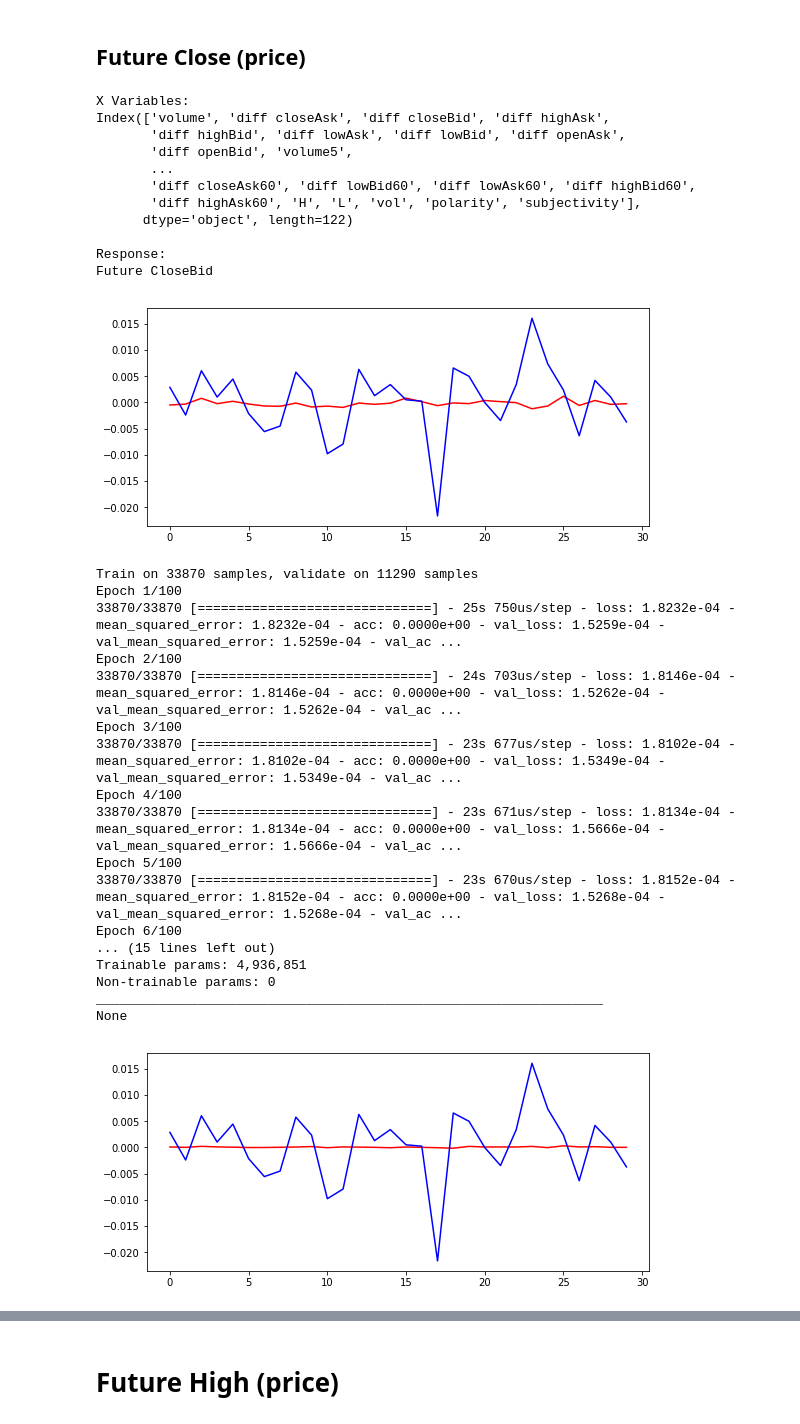
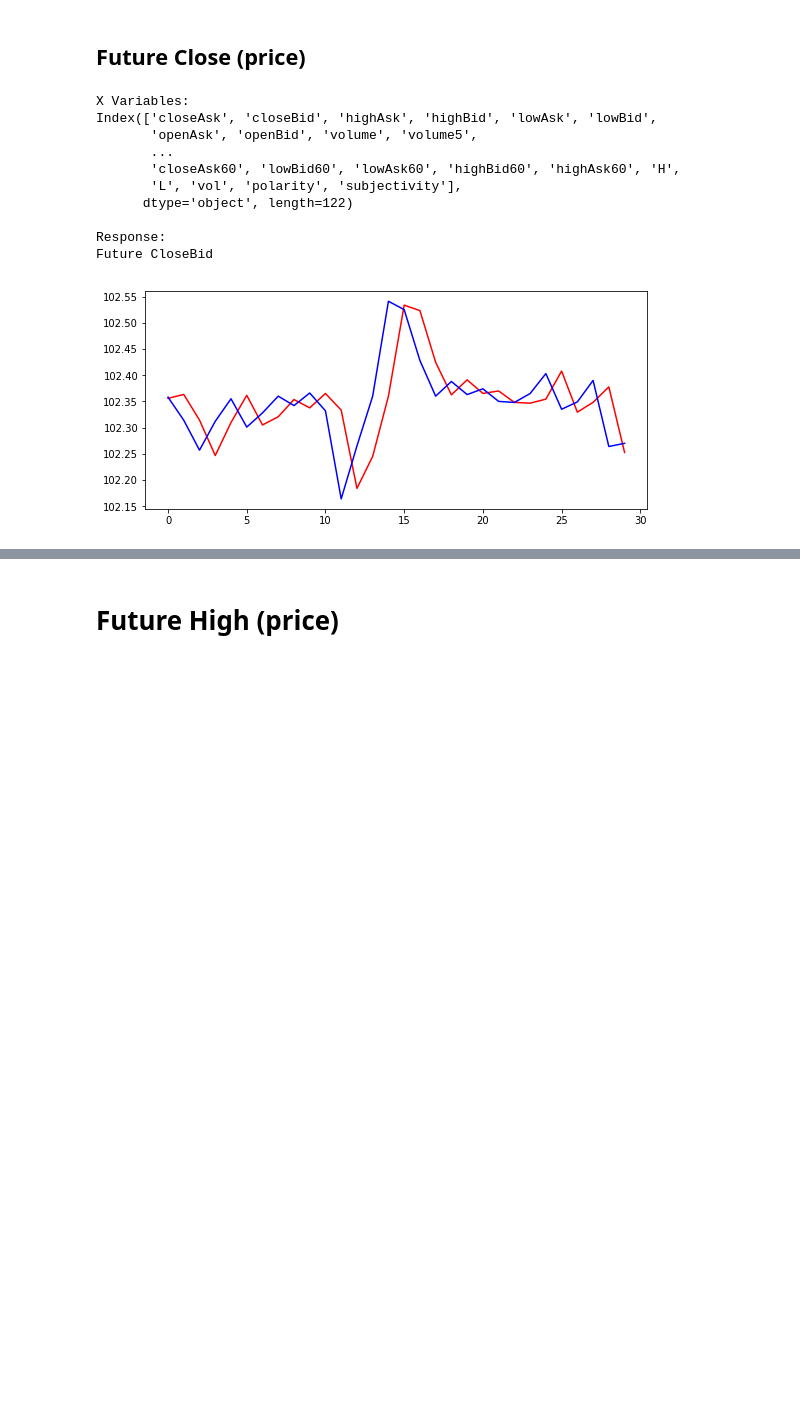
Before and after one commit to prophetai/stock_prophets, a Jupyter notebook: Notebooks/FX.ipynb, the cells around one changed output, grey strips where cells are left out. Saved outputs shown, nothing was run; the diff lists cells and outputs as text; code cells hidden in the pictures; blank space fills up the shorter version.

Commit message:
Back Test

```diff
--- a/Notebooks/FX.ipynb
+++ b/Notebooks/FX.ipynb
@@ -38,7 +38,7 @@ Using TensorFlow backend.
 oanda = opy.API(environment='live')
 # %%
 # Input for downloading data using Oanda API
-d1 = '2008-01-01'
+d1 = '2005-01-01'
 d2 = str(dt.now())[:10]
 instrument = 'USD_JPY'
 # %%
@@ -69,7 +75,7 @@ DF = df.copy()
 # %%
 df = DF.copy()
 # %%
-df = pd.read_csv('USD_JPY_M5.csv', index_col=0)
+#df = pd.read_csv('USD_JPY_M5.csv', index_col=0)
 # %%
 df.head()
 # %% [output]
@@ -101 +94,3 @@ df = df.drop(drp, axis=1)
+# %%
+diff = False
 # %%
@@ -240,2 +278,3 @@ df.head()
 # %%
 df = df.fillna(method='ffill')
+df = df.fillna(method='bfill')
@@ -522,68 +563,53 @@ def bucket_scores(y_test, predictions):
 # %%
 df_fc = df.copy()
 
-df_fc = (df_fc - df_fc.mean()) / (df_fc.max() - df_fc.min())
+#df_fc = (df_fc - df_fc.mean()) / (df_fc.max() - df_fc.min())
 
-response = 'Future CloseBid'
+if diff:
 
-actual = 'diff closeBid'
-
+    response = 'Future diff CloseBid'
+    actual = 'diff closeBid'
+else:
+    response = 'Future CloseBid'
+    actual = 'closeBid'
+#
 df_fc[response] = df_fc[actual].shift(-1)
 
 df_fc = df_fc.dropna()
 
 X_train, X_test, y_train, y_test = train_test(df_fc, response, time_series=True)
 
 ### LINREG (price)
 
 lr_fc = linreg(X_train, y_train)
 #print(lr_fc.summary())
 plt.figure(figsize=(9,4))
 plt.plot(range(len(y_test[:30])),lr_fc.predict(X_test[:30]), color='r')
 plt.plot(range(len(y_test[:30])),y_test[:30], color='b')
 plt.show()
 
 ### RNN (price)
 
-nn_fc = rnn_reg(X_train, y_train)
-print(nn_fc.summary())
-plt.figure(figsize=(9,4))
-X_test = np.reshape(X_test, (X_test.shape[0], 1, X_test.shape[1]))
+#nn_fc = rnn_reg(X_train, y_train)
+#print(nn_fc.summary())
+#plt.figure(figsize=(9,4))
+#X_test = np.reshape(X_test, (X_test.shape[0], 1, X_test.shape[1]))
 
-plt.plot(range(len(y_test[:30])),nn_fc.predict(X_test[:30]), color='r')
-plt.plot(range(len(y_test[:30])),y_test[:30], color='b')
-plt.show()
+#plt.plot(range(len(y_test[:30])),nn_fc.predict(X_test[:30]), color='r')
+#plt.plot(range(len(y_test[:30])),y_test[:30], color='b')
+#plt.show()
 # %% [output]
 X Variables:
-Index(['volume', 'diff closeAsk', 'diff closeBid', 'diff highAsk',
-       'diff highBid', 'diff lowAsk', 'diff lowBid', 'diff openAsk',
-       'diff openBid', 'volume5',
+Index(['closeAsk', 'closeBid', 'highAsk', 'highBid', 'lowAsk', 'lowBid',
+       'openAsk', 'openBid', 'volume', 'volume5',
        ...
-       'diff closeAsk60', 'diff lowBid60', 'diff lowAsk60', 'diff highBid60',
-       'diff highAsk60', 'H', 'L', 'vol', 'polarity', 'subjectivity'],
+       'closeAsk60', 'lowBid60', 'lowAsk60', 'highBid60', 'highAsk60', 'H',
+       'L', 'vol', 'polarity', 'subjectivity'],
       dtype='object', length=122)
 
 Response:
 Future CloseBid
-[figure, old version]
+[figure, new version]
-Train on 33870 samples, validate on 11290 samples
-Epoch 1/100
-33870/33870 [==============================] - 25s 750us/step - loss: 1.8232e-04 - mean_squared_error: 1.8232e-04 - acc: 0.0000e+00 - val_loss: 1.5259e-04 - val_mean_squared_error: 1.5259e-04 - val_ac ...
-Epoch 2/100
-33870/33870 [==============================] - 24s 703us/step - loss: 1.8146e-04 - mean_squared_error: 1.8146e-04 - acc: 0.0000e+00 - val_loss: 1.5262e-04 - val_mean_squared_error: 1.5262e-04 - val_ac ...
-Epoch 3/100
-33870/33870 [==============================] - 23s 677us/step - loss: 1.8102e-04 - mean_squared_error: 1.8102e-04 - acc: 0.0000e+00 - val_loss: 1.5349e-04 - val_mean_squared_error: 1.5349e-04 - val_ac ...
-Epoch 4/100
-33870/33870 [==============================] - 23s 671us/step - loss: 1.8134e-04 - mean_squared_error: 1.8134e-04 - acc: 0.0000e+00 - val_loss: 1.5666e-04 - val_mean_squared_error: 1.5666e-04 - val_ac ...
-Epoch 5/100
-33870/33870 [==============================] - 23s 670us/step - loss: 1.8152e-04 - mean_squared_error: 1.8152e-04 - acc: 0.0000e+00 - val_loss: 1.5268e-04 - val_mean_squared_error: 1.5268e-04 - val_ac ...
-Epoch 6/100
-... (15 lines left out)
-Trainable params: 4,936,851
-Non-trainable params: 0
-_________________________________________________________________
-None
-[figure, removed]
 # %%
 ## LINREG (price)
 
```
Also changed, not shown: parts of 25 cells of this notebook.
